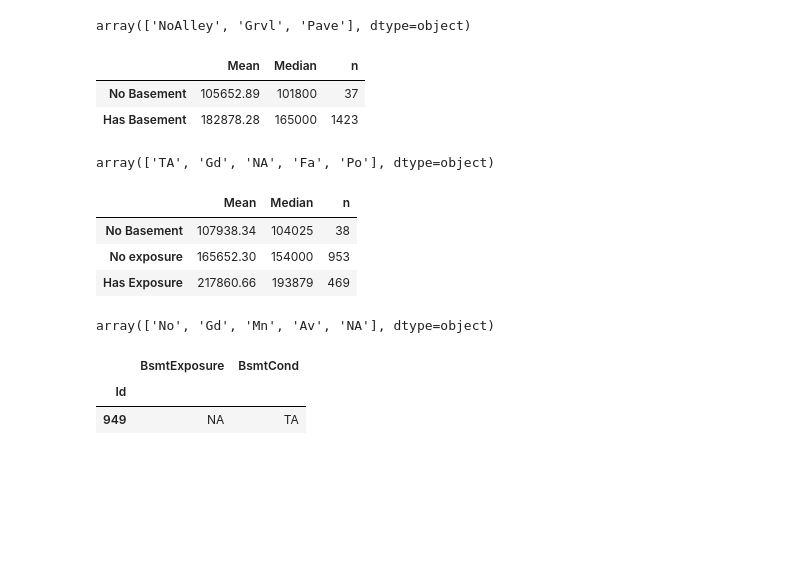
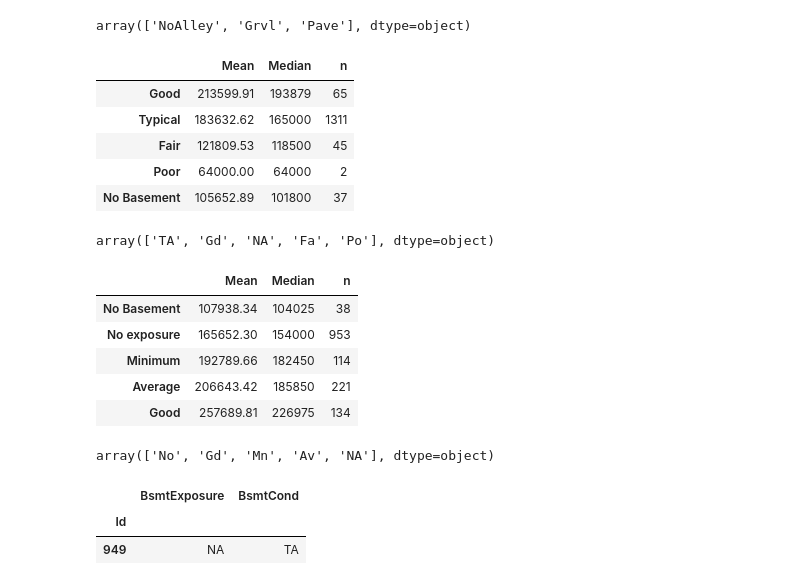
Before and after one commit to OwenLin2001/KaggleML2024Summer, a Jupyter notebook: Housing_Prices/Code/Data_cleaning.ipynb, the cells around one changed output. Cells and saved outputs as stored; diff of their text form; code cells hidden in the pictures; blank space fills up the shorter version.

```diff
--- a/Housing_Prices/Code/Data_EDA.ipynb
+++ b/Housing_Prices/Code/Data_cleaning.ipynb
@@ -370,5 +350,5 @@ def mean_median(feat:str, args, index):
             df.iloc[ind, 0] = data[data[feat].isin(arg)].SalePrice.mean()
             df.iloc[ind, 1] = data[data[feat].isin(arg)].SalePrice.median()
             df.iloc[ind, 2] = len(data[data[feat].isin(arg)])
-    display(df.round(2))
+    display(df.round(2).sort_values(by="Mean", ascending=False))
     return data[feat].unique()
@@ -385,21 +373,26 @@ array(['NoAlley', 'Grvl', 'Pave'], dtype=object)
 # %%
 # BsmtCond
 data.BsmtCond.fillna("NA", inplace=True)
-mean_median("BsmtCond", ["NA", ['TA', 'Gd', 'Fa', 'Po']], ["No Basement", "Has Basement"])
+mean_median("BsmtCond", ['Gd', 'TA', 'Fa', 'Po', 'NA'], ['Good', 'Typical', 'Fair', 'Poor', "No Basement"])
 # %% [output]
 |  | Mean | Median | n |
+| Good | 213599.91 | 193879 | 65 |
+| Typical | 183632.62 | 165000 | 1311 |
+| Fair | 121809.53 | 118500 | 45 |
+| Poor | 64000.00 | 64000 | 2 |
 | No Basement | 105652.89 | 101800 | 37 |
-| Has Basement | 182878.28 | 165000 | 1423 |
 array(['TA', 'Gd', 'NA', 'Fa', 'Po'], dtype=object)
 # %%
 # BsmtExposure
 data.BsmtExposure.fillna("NA", inplace = True)
-mean_median("BsmtExposure", ["NA", "No", ['Gd', 'Mn', 'Av']], ["No Basement", "No exposure", "Has Exposure"])
+mean_median("BsmtExposure", ["NA", "No", 'Mn', 'Av', 'Gd'], ["No Basement", "No exposure", "Minimum", 'Average', 'Good'])
 # %% [output]
 |  | Mean | Median | n |
 | No Basement | 107938.34 | 104025 | 38 |
 | No exposure | 165652.30 | 154000 | 953 |
-| Has Exposure | 217860.66 | 193879 | 469 |
+| Minimum | 192789.66 | 182450 | 114 |
+| Average | 206643.42 | 185850 | 221 |
+| Good | 257689.81 | 226975 | 134 |
 array(['No', 'Gd', 'Mn', 'Av', 'NA'], dtype=object)
 # %%
 # one exception of no basement but with a typical condition?
```
Also changed, not shown: parts of 12 cells of this notebook, 5 other files.
